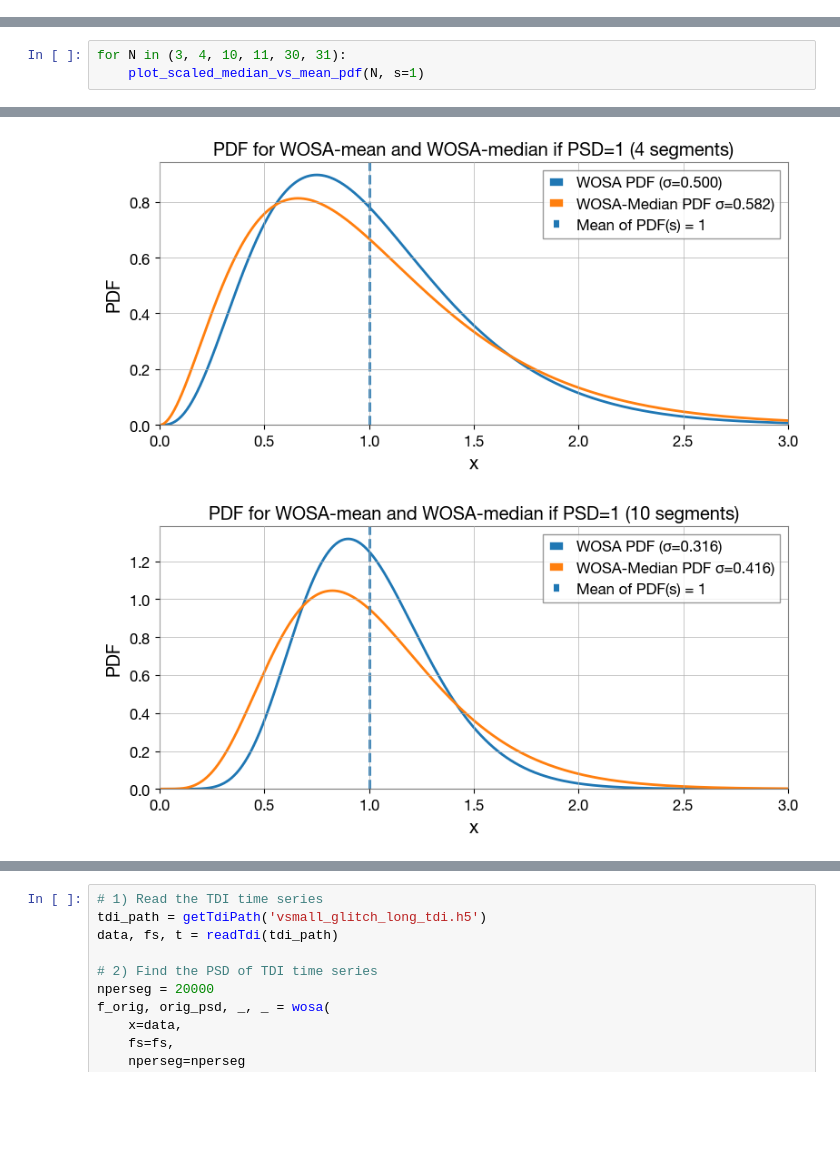
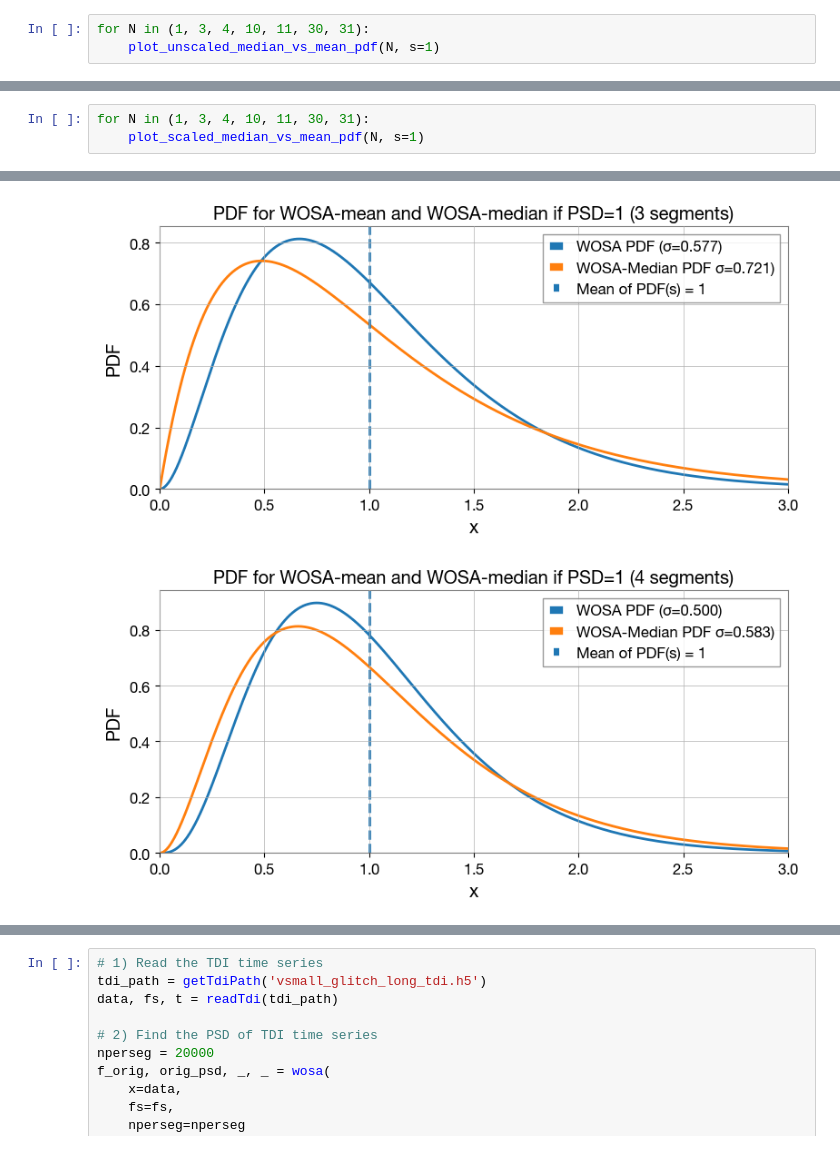
Before and after one commit to AkmDgreat/AkshatLISA, a Jupyter notebook: AkshatLISA/notebooks/psdNoiseMedianHistogram.ipynb, the cells around one changed output, grey strips where cells are left out. Cells and saved outputs as stored; diff of their text form; blank space fills up the shorter version.

Commit message:
Added code for plotting uncentered mean and median curve on the same plot

```diff
--- a/AkshatLISA/notebooks/psdNoiseMedianHistogram.ipynb
+++ b/AkshatLISA/notebooks/psdNoiseMedianHistogram.ipynb
@@ -25,3 +25,6 @@ from scripts.plot import plot, plot_psd_noise_median_histogram,  plot_psd_noise_
 from scripts.medianFuncs import confidence_interval, median_pdf, ratio_numerical
 from scipy.special import digamma        # ψ(x) = H_{x-1} - γ
 import matplotlib.pyplot as plt
+# %%
+for N in (1, 3, 4, 10, 11, 30, 31):
+    plot_unscaled_median_vs_mean_pdf(N, s=1)
@@ -28,4 +39,4 @@ import matplotlib.pyplot as plt
 # %%
-for N in (3, 4, 10, 11, 30, 31):
+for N in (1, 3, 4, 10, 11, 30, 31):
     plot_scaled_median_vs_mean_pdf(N, s=1)
 # %% [output]
@@ -33,2 +44,2 @@ for N in (3, 4, 10, 11, 30, 31):
-[figure, old version]
+[figure, new version]
-[figure, old version]
+[figure, new version]
```
Also changed, not shown: parts of 3 cells of this notebook, 2 other files.
